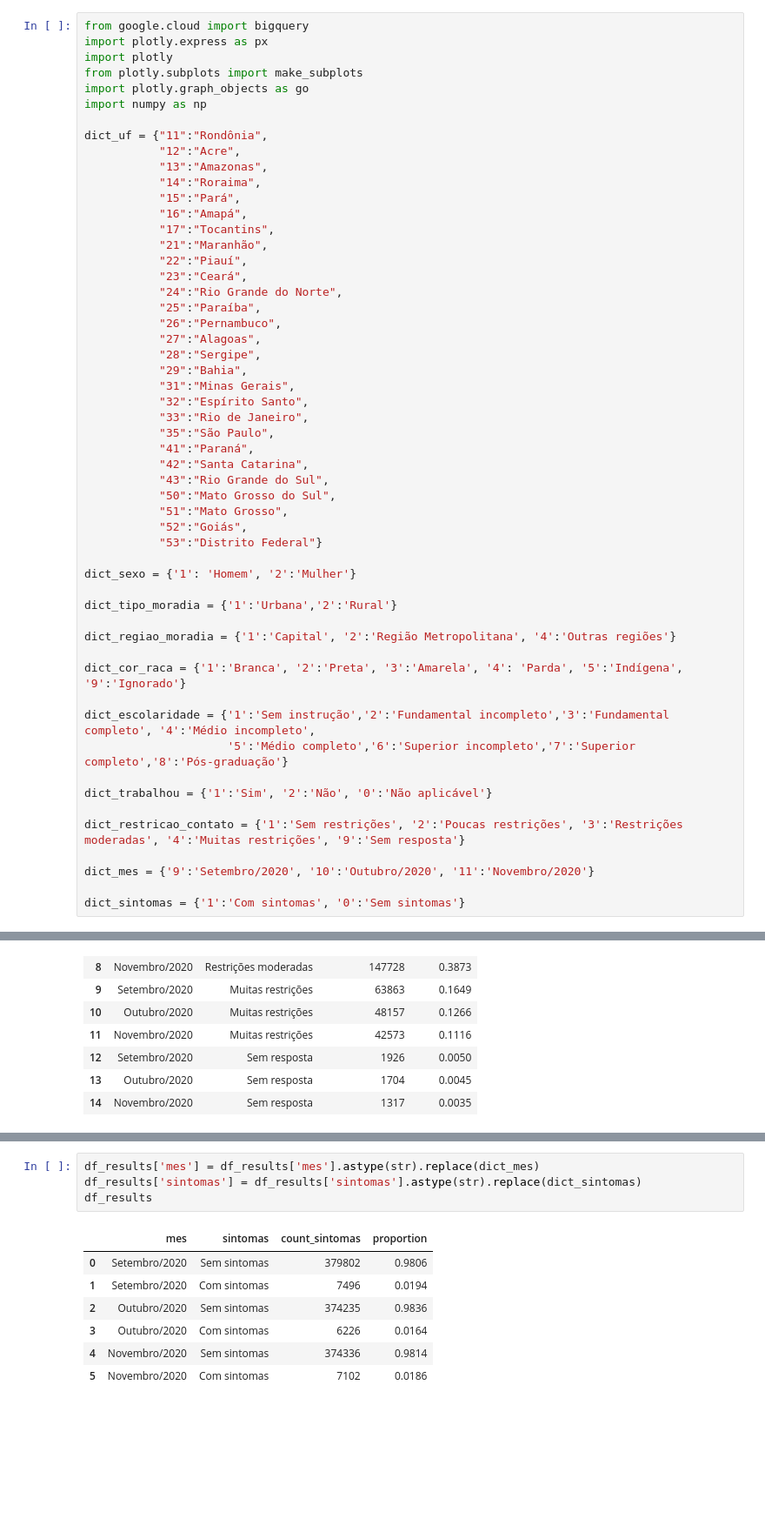
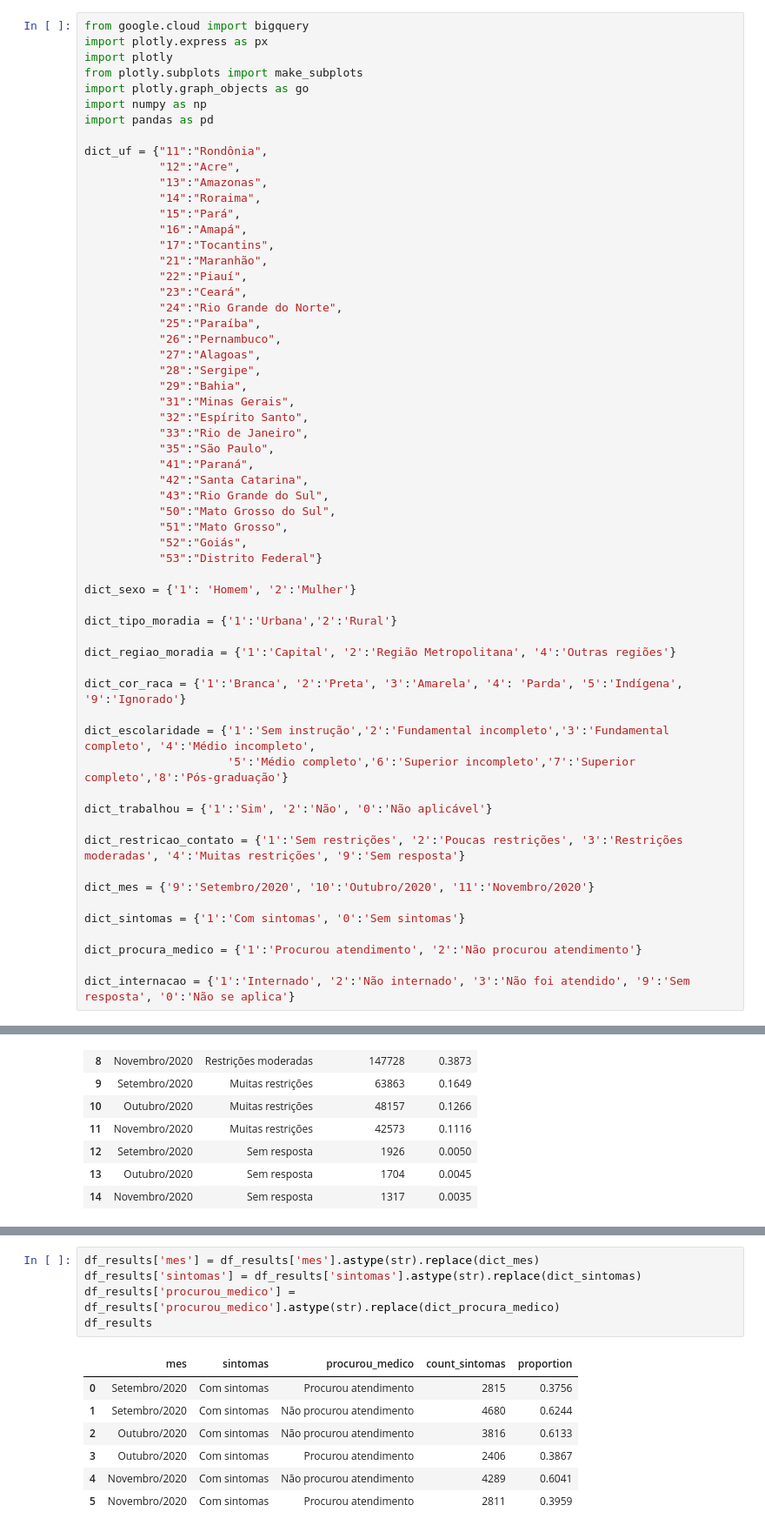
Before and after one commit to jackson-simionato/fase3_pos_tech, a Jupyter notebook: Tech_Challenge_Fase_3/2_create_visualizations.ipynb, the cells around one changed output, grey strips where cells are left out. Shown at 87% size. Drawn from its saved outputs; the diff is of its cells as text; blank space fills up the shorter version.

Commit message:
procura de atendimento e internacoes por tipo sintoma

```diff
--- a/Tech_Challenge_Fase_3/2_create_visualizations.ipynb
+++ b/Tech_Challenge_Fase_3/2_create_visualizations.ipynb
@@ -5,6 +5,7 @@ import plotly
 from plotly.subplots import make_subplots
 import plotly.graph_objects as go
 import numpy as np
+import pandas as pd
 
 dict_uf = {"11":"Rondônia",
            "12":"Acre",
@@ -52,6 +53,10 @@ dict_restricao_contato = {'1':'Sem restrições', '2':'Poucas restrições', '3'
 dict_mes = {'9':'Setembro/2020', '10':'Outubro/2020', '11':'Novembro/2020'}
 
 dict_sintomas = {'1':'Com sintomas', '0':'Sem sintomas'}
+
+dict_procura_medico = {'1':'Procurou atendimento', '2':'Não procurou atendimento'}
+
+dict_internacao = {'1':'Internado', '2':'Não internado', '3':'Não foi atendido', '9':'Sem resposta', '0':'Não se aplica'}
 # %% [markdown]
 # Conexão com Big Query
 # %%
@@ -608,12 +622,13 @@ df_results = query_job.to_dataframe()
 # %%
 df_results['mes'] = df_results['mes'].astype(str).replace(dict_mes)
 df_results['sintomas'] = df_results['sintomas'].astype(str).replace(dict_sintomas)
+df_results['procurou_medico'] = df_results['procurou_medico'].astype(str).replace(dict_procura_medico)
 df_results
 # %% [output]
-|  | mes | sintomas | count_sintomas | proportion |
-| 0 | Setembro/2020 | Sem sintomas | 379802 | 0.9806 |
-| 1 | Setembro/2020 | Com sintomas | 7496 | 0.0194 |
-| 2 | Outubro/2020 | Sem sintomas | 374235 | 0.9836 |
-| 3 | Outubro/2020 | Com sintomas | 6226 | 0.0164 |
-| 4 | Novembro/2020 | Sem sintomas | 374336 | 0.9814 |
-| 5 | Novembro/2020 | Com sintomas | 7102 | 0.0186 |
+|  | mes | sintomas | procurou_medico | count_sintomas | proportion |
+| 0 | Setembro/2020 | Com sintomas | Procurou atendimento | 2815 | 0.3756 |
+| 1 | Setembro/2020 | Com sintomas | Não procurou atendimento | 4680 | 0.6244 |
+| 2 | Outubro/2020 | Com sintomas | Não procurou atendimento | 3816 | 0.6133 |
+| 3 | Outubro/2020 | Com sintomas | Procurou atendimento | 2406 | 0.3867 |
+| 4 | Novembro/2020 | Com sintomas | Não procurou atendimento | 4289 | 0.6041 |
+| 5 | Novembro/2020 | Com sintomas | Procurou atendimento | 2811 | 0.3959 |
```
Also changed, not shown: parts of 7 cells of this notebook, 10 other files.
